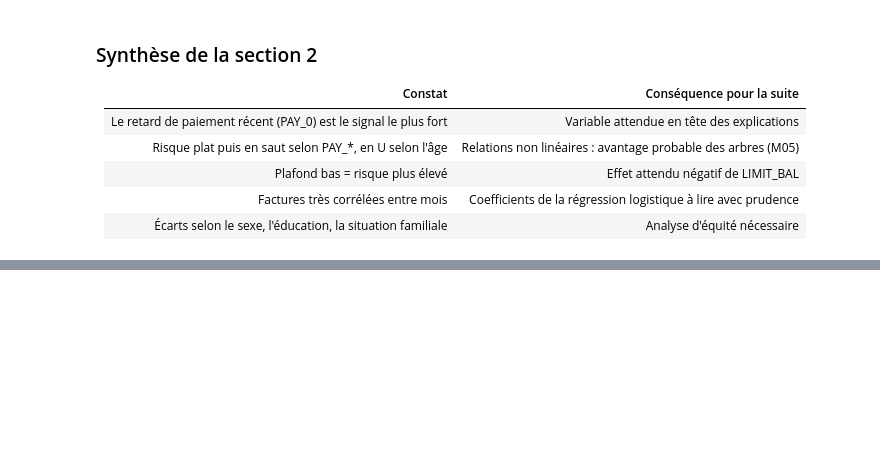
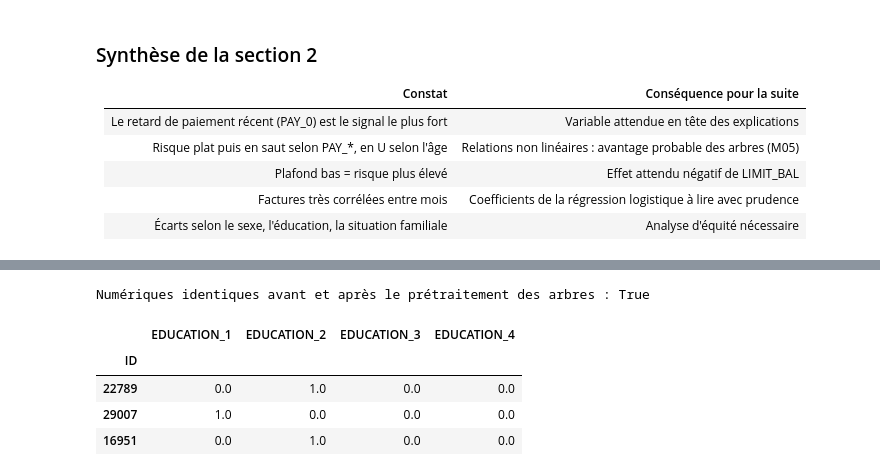
Before and after one commit to aljene307/credit-scoring-xai, a Jupyter notebook: notebooks/analyse_credit.ipynb, the cells around one changed output, grey strips where cells are left out. Drawn from its saved outputs; the diff is of its cells as text; code cells hidden in the pictures; blank space fills up the shorter version.

```diff
--- a/notebooks/analyse_credit.ipynb
+++ b/notebooks/analyse_credit.ipynb
@@ -484,0 +583,11 @@ corr[TARGET].drop(TARGET).sort_values(key=abs, ascending=False).round(3).head(8)
+# %%
+print("Numériques identiques avant et après le prétraitement des arbres :",
+      train_arbres[numeriques].equals(X_train[numeriques].astype(float)))
+train_arbres.filter(like="EDUCATION_").head(3)
+# %% [output]
+Numériques identiques avant et après le prétraitement des arbres : True
+|  | EDUCATION_1 | EDUCATION_2 | EDUCATION_3 | EDUCATION_4 |
+| ID |  |  |  |  |
+| 22789 | 0.0 | 1.0 | 0.0 | 0.0 |
+| 29007 | 1.0 | 0.0 | 0.0 | 0.0 |
+| 16951 | 0.0 | 1.0 | 0.0 | 0.0 |
```
Also changed, not shown: parts of 13 cells of this notebook.
